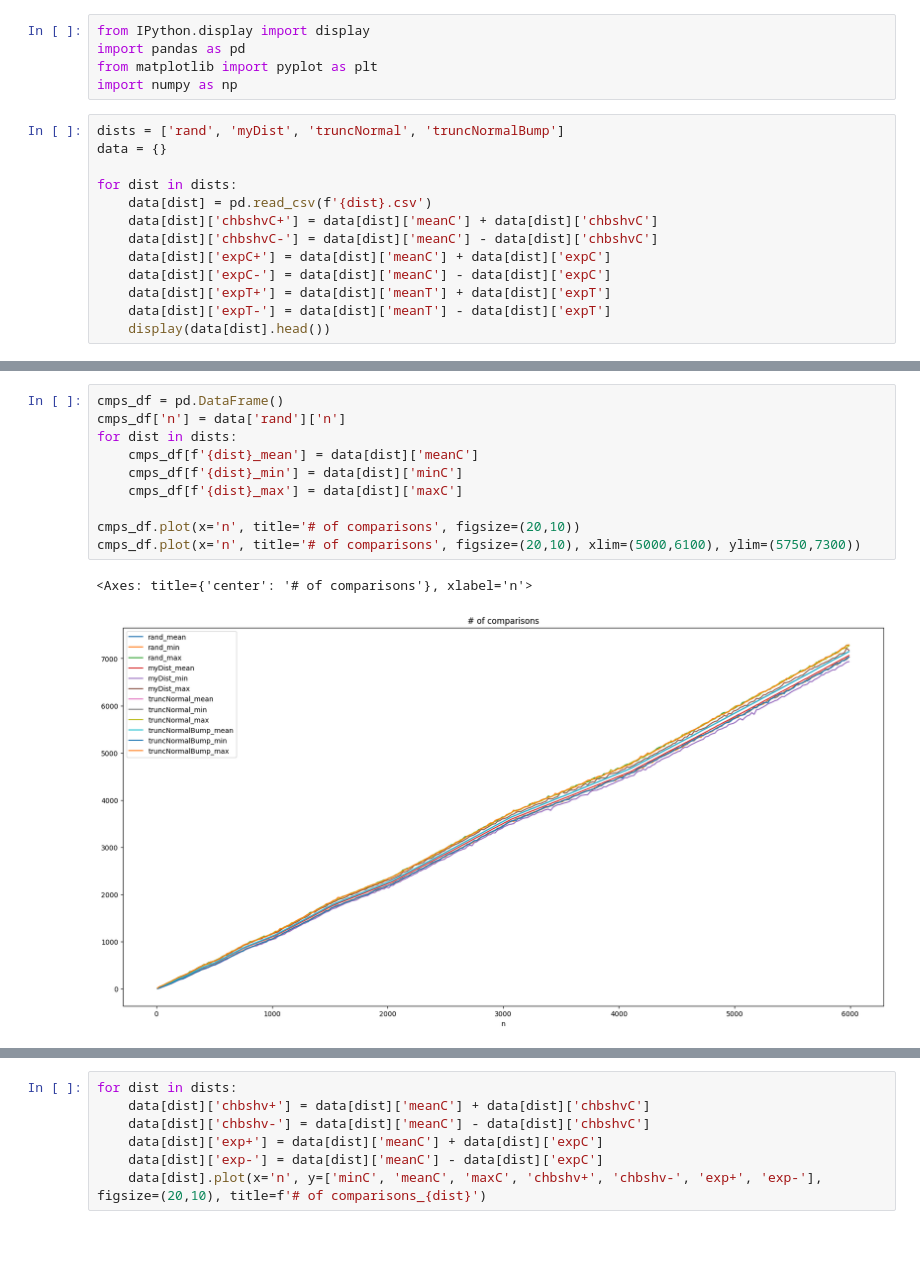
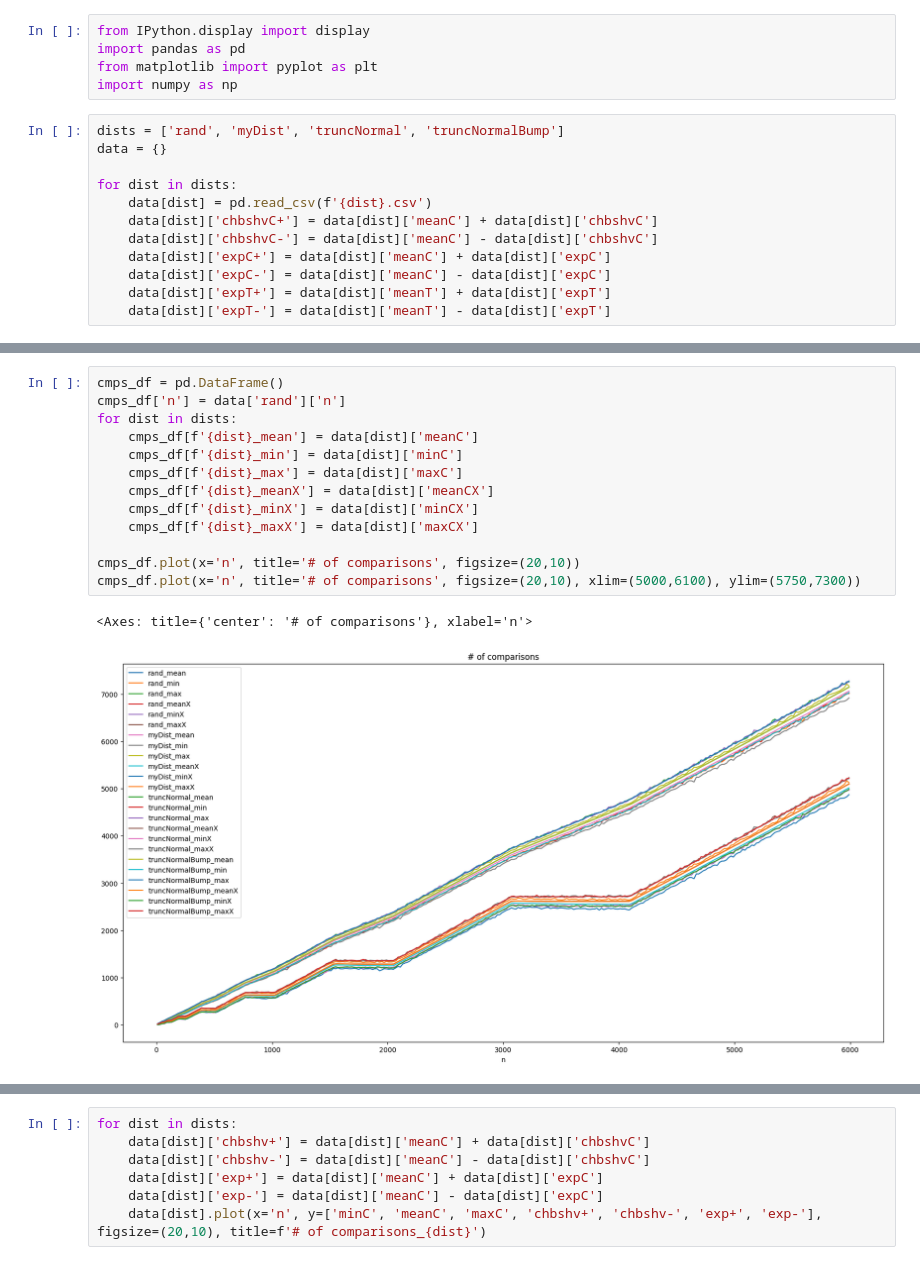
Before and after one commit to pucikplay/MPA, a Jupyter notebook: L4/l4.ipynb, the cells around one changed output, grey strips where cells are left out. Saved outputs shown, nothing was run; the diff lists cells and outputs as text.

```diff
--- a/L4/l4.ipynb
+++ b/L4/l4.ipynb
@@ -15,4 +15,3 @@ for dist in dists:
     data[dist]['expC-'] = data[dist]['meanC'] - data[dist]['expC']
     data[dist]['expT+'] = data[dist]['meanT'] + data[dist]['expT']
     data[dist]['expT-'] = data[dist]['meanT'] - data[dist]['expT']
-    display(data[dist].head())
@@ -44,13 +18,16 @@ for dist in dists:
 # %%
 cmps_df = pd.DataFrame()
 cmps_df['n'] = data['rand']['n']
 for dist in dists:
     cmps_df[f'{dist}_mean'] = data[dist]['meanC']
     cmps_df[f'{dist}_min'] = data[dist]['minC']
     cmps_df[f'{dist}_max'] = data[dist]['maxC']
+    cmps_df[f'{dist}_meanX'] = data[dist]['meanCX']
+    cmps_df[f'{dist}_minX'] = data[dist]['minCX']
+    cmps_df[f'{dist}_maxX'] = data[dist]['maxCX']
 
 cmps_df.plot(x='n', title='# of comparisons', figsize=(20,10))
 cmps_df.plot(x='n', title='# of comparisons', figsize=(20,10), xlim=(5000,6100), ylim=(5750,7300))
 # %% [output]
 <Axes: title={'center': '# of comparisons'}, xlabel='n'>
-[figure, old version]
+[figure, new version]
```
Also changed, not shown: parts of 8 cells of this notebook, 6 other files.
